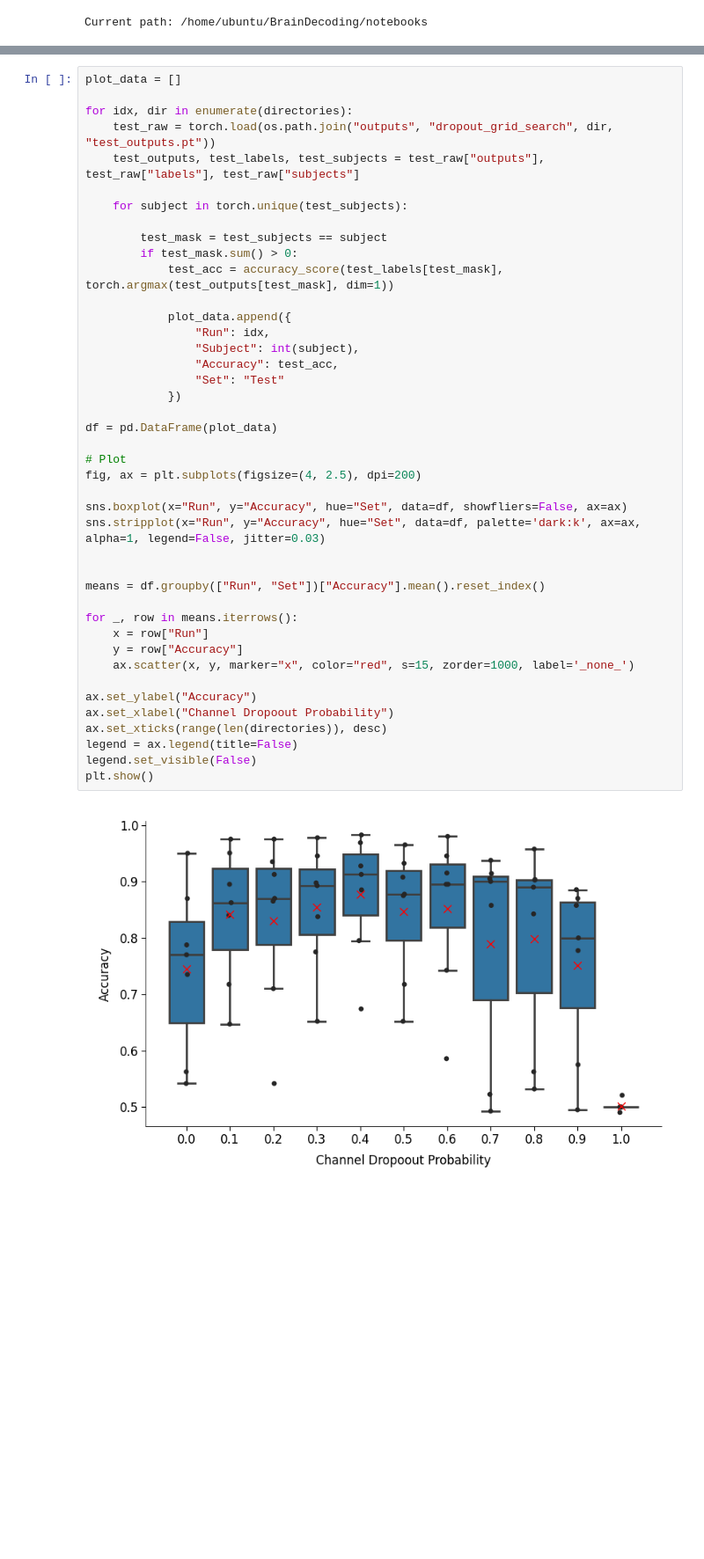
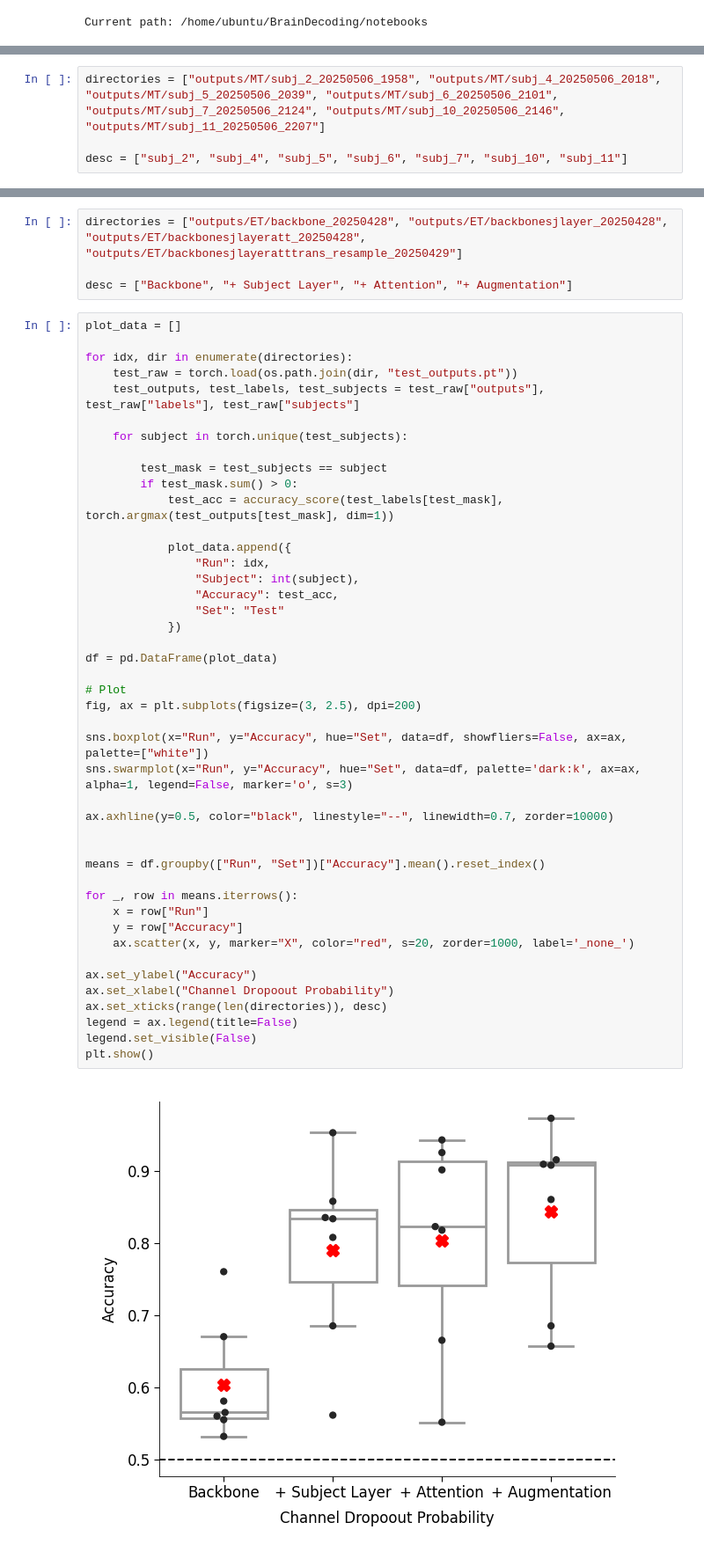
Before and after one commit to GustavKS/BrainDecoding, a Jupyter notebook: notebooks/compare_plot.ipynb, the cells around one changed output, grey strips where cells are left out. Shown at 88% size. Cells and saved outputs as stored; diff of their text form; blank space fills up the shorter version.

```diff
--- a/notebooks/compare_plot.ipynb
+++ b/notebooks/compare_plot.ipynb
@@ -21,3 +17,7 @@ desc = ["No Subject Layer", "No Attention", "No Dropout", "Full Model"]
+# %%
+directories = ["outputs/MT/subj_2_20250506_1958", "outputs/MT/subj_4_20250506_2018", "outputs/MT/subj_5_20250506_2039", "outputs/MT/subj_6_20250506_2101", "outputs/MT/subj_7_20250506_2124", "outputs/MT/subj_10_20250506_2146", "outputs/MT/subj_11_20250506_2207"]
+
+desc = ["subj_2", "subj_4", "subj_5", "subj_6", "subj_7", "subj_10", "subj_11"]
 # %%
 plot_data = []
 
@@ -95,8 +91,12 @@ desc = ["0.0", "0.1", "0.2", "0.3", "0.4", "0.5", "0.6", "0.7", "0.8", "0.9", "1
+# %%
+directories = ["outputs/ET/backbone_20250428", "outputs/ET/backbonesjlayer_20250428", "outputs/ET/backbonesjlayeratt_20250428", "outputs/ET/backbonesjlayeratttrans_resample_20250429"]
+
+desc = ["Backbone", "+ Subject Layer", "+ Attention", "+ Augmentation"]
 # %%
 plot_data = []
 
 for idx, dir in enumerate(directories):
-    test_raw = torch.load(os.path.join("outputs", "dropout_grid_search", dir, "test_outputs.pt"))
+    test_raw = torch.load(os.path.join(dir, "test_outputs.pt"))
     test_outputs, test_labels, test_subjects = test_raw["outputs"], test_raw["labels"], test_raw["subjects"]
 
     for subject in torch.unique(test_subjects):
@@ -104,35 +104,37 @@ for idx, dir in enumerate(directories):
         test_mask = test_subjects == subject
         if test_mask.sum() > 0:
             test_acc = accuracy_score(test_labels[test_mask], torch.argmax(test_outputs[test_mask], dim=1))
 
             plot_data.append({
                 "Run": idx,
                 "Subject": int(subject),
                 "Accuracy": test_acc,
                 "Set": "Test"
             })
 
 df = pd.DataFrame(plot_data)
 
 # Plot
-fig, ax = plt.subplots(figsize=(4, 2.5), dpi=200)
+fig, ax = plt.subplots(figsize=(3, 2.5), dpi=200)
 
-sns.boxplot(x="Run", y="Accuracy", hue="Set", data=df, showfliers=False, ax=ax)
-sns.stripplot(x="Run", y="Accuracy", hue="Set", data=df, palette='dark:k', ax=ax, alpha=1, legend=False, jitter=0.03)
+sns.boxplot(x="Run", y="Accuracy", hue="Set", data=df, showfliers=False, ax=ax, palette=["white"])
+sns.swarmplot(x="Run", y="Accuracy", hue="Set", data=df, palette='dark:k', ax=ax, alpha=1, legend=False, marker='o', s=3)
+
+ax.axhline(y=0.5, color="black", linestyle="--", linewidth=0.7, zorder=10000)
 
 
 means = df.groupby(["Run", "Set"])["Accuracy"].mean().reset_index()
 
 for _, row in means.iterrows():
     x = row["Run"]
     y = row["Accuracy"]
-    ax.scatter(x, y, marker="x", color="red", s=15, zorder=1000, label='_none_')
+    ax.scatter(x, y, marker="X", color="red", s=20, zorder=1000, label='_none_')
 
 ax.set_ylabel("Accuracy")
 ax.set_xlabel("Channel Dropoout Probability")
 ax.set_xticks(range(len(directories)), desc)
 legend = ax.legend(title=False)
 legend.set_visible(False)
 plt.show()
 # %% [output]
-[figure, old version]
+[figure, new version]
```
Also changed, not shown: parts of 5 cells of this notebook, 24 other files.
